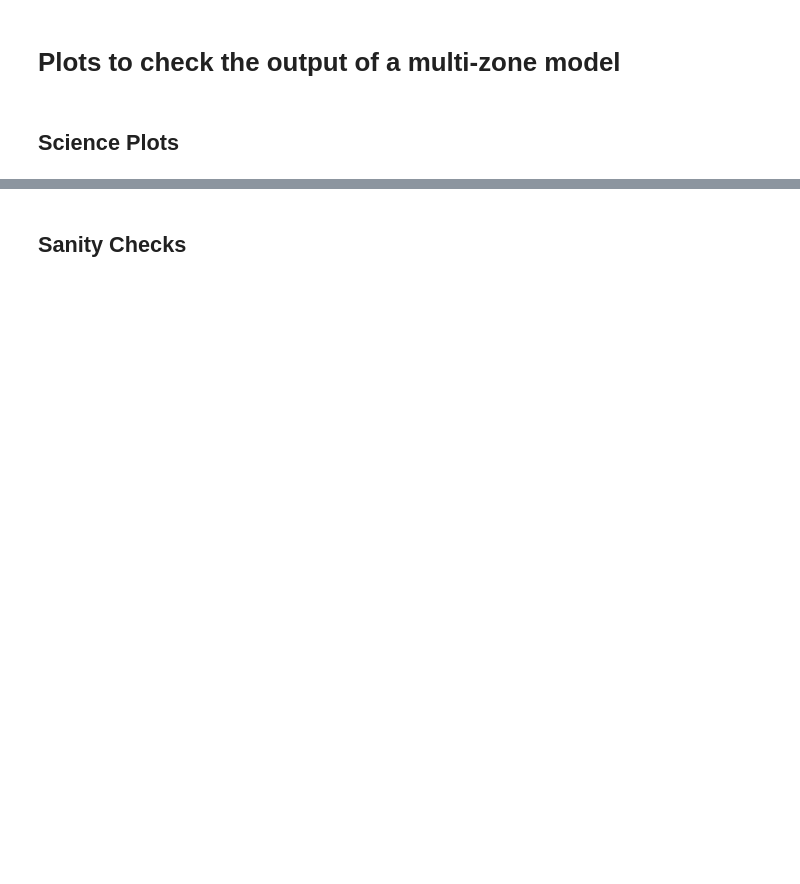
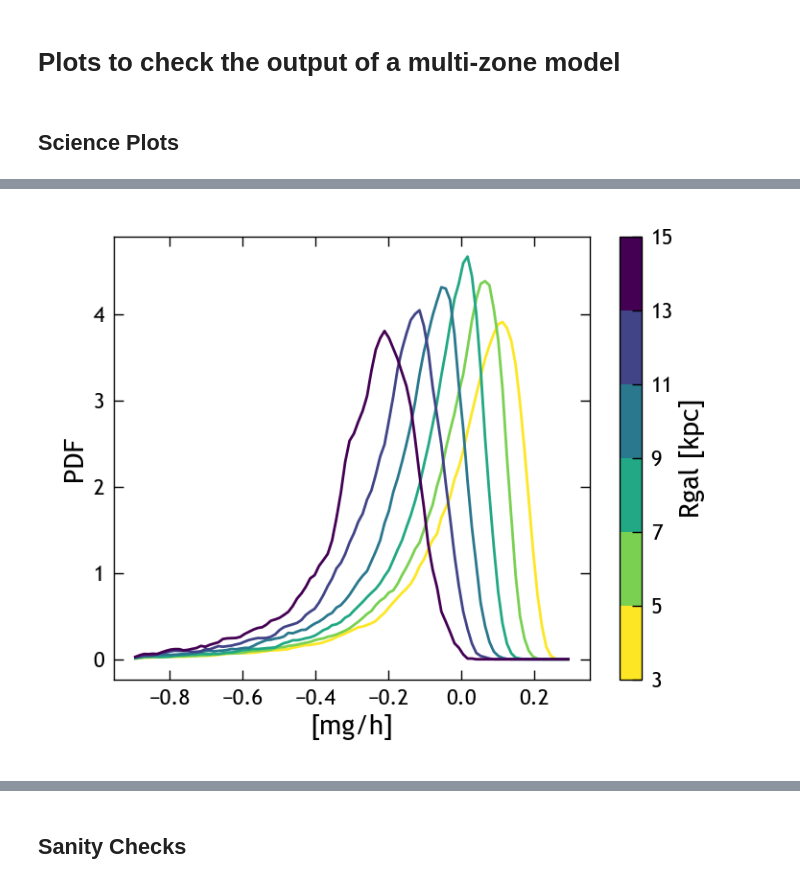
Before and after one commit to lodubay/chemical-clocks, a Jupyter notebook: src/scripts/multizone_plots.ipynb, the cells around one changed output, grey strips where cells are left out. Cells and saved outputs as stored; diff of their text form; code cells hidden in the pictures; blank space fills up the shorter version.

```diff
--- a/src/scripts/multizone_plots.ipynb
+++ b/src/scripts/multizone_plots.ipynb
@@ -134,0 +142,20 @@ hayden_plot(mzs, 'age', '[ce/mg]')
+# %%
+def mdf_plot(mzs, abund, absz_lim=(0, 0.5), cmap='viridis_r', xlim=None, smoothing=0.05):
+    fig, ax = plt.subplots(figsize=(4, 3))
+    galr_bin_centers = get_bin_centers(GALR_BINS)
+    cmap = plt.get_cmap(cmap)
+    norm = BoundaryNorm(GALR_BINS, cmap.N)
+    colors = cmap(norm(galr_bin_centers))
+    for j in range(len(GALR_BINS)-1):
+        galr_lim = GALR_BINS[j:j+2]
+        subset = mzs.region(galr_lim, absz_lim)
+        mdf, bin_edges = subset.mdf(abund, bins=100, range=xlim, smoothing=smoothing)
+        ax.plot(get_bin_centers(bin_edges), mdf, color=colors[j])
+    ax.set_xlabel(abund)
+    ax.set_ylabel('PDF')
+    fig.colorbar(ScalarMappable(norm, cmap), ax=ax, label='Rgal [kpc]')
+    plt.show()
+# %%
+mdf_plot(mzs, '[mg/h]', xlim=(-0.9, 0.3))
+# %% [output]
+[figure, added]
```
Also changed, not shown: parts of 18 cells of this notebook.
